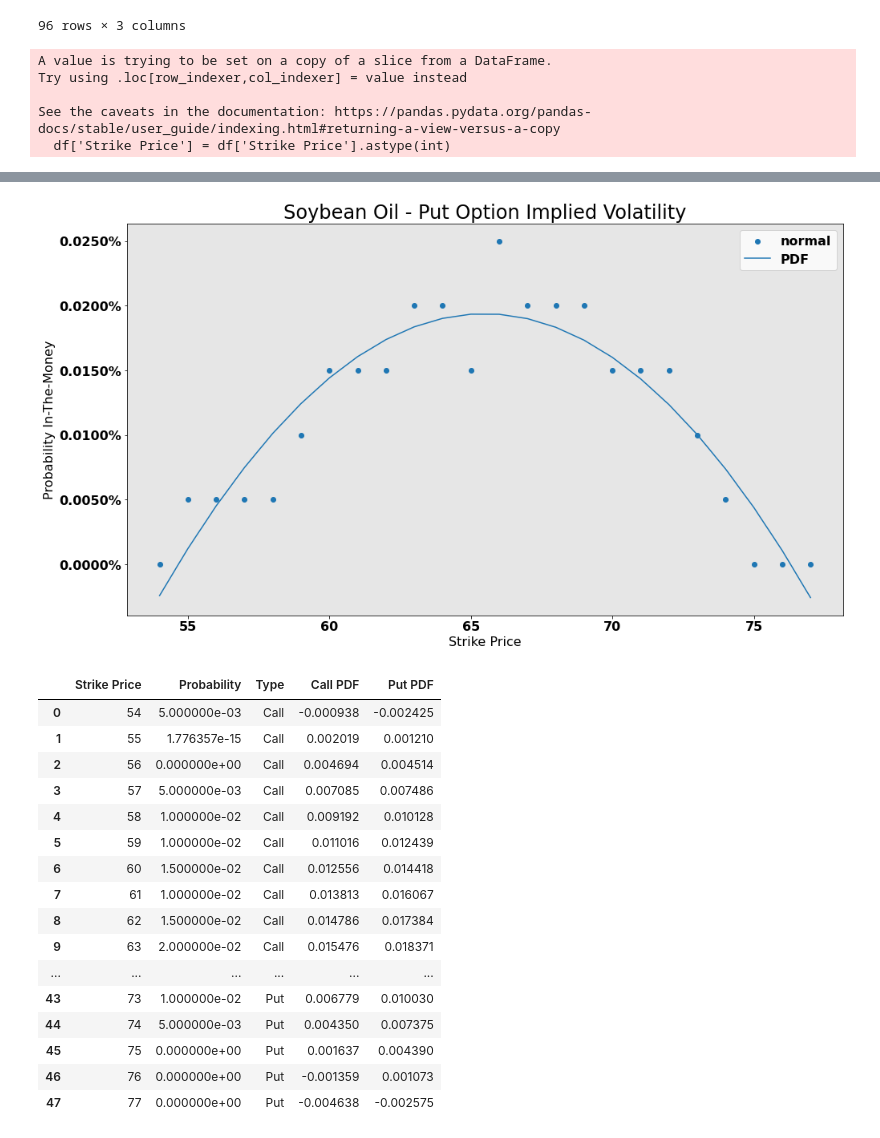
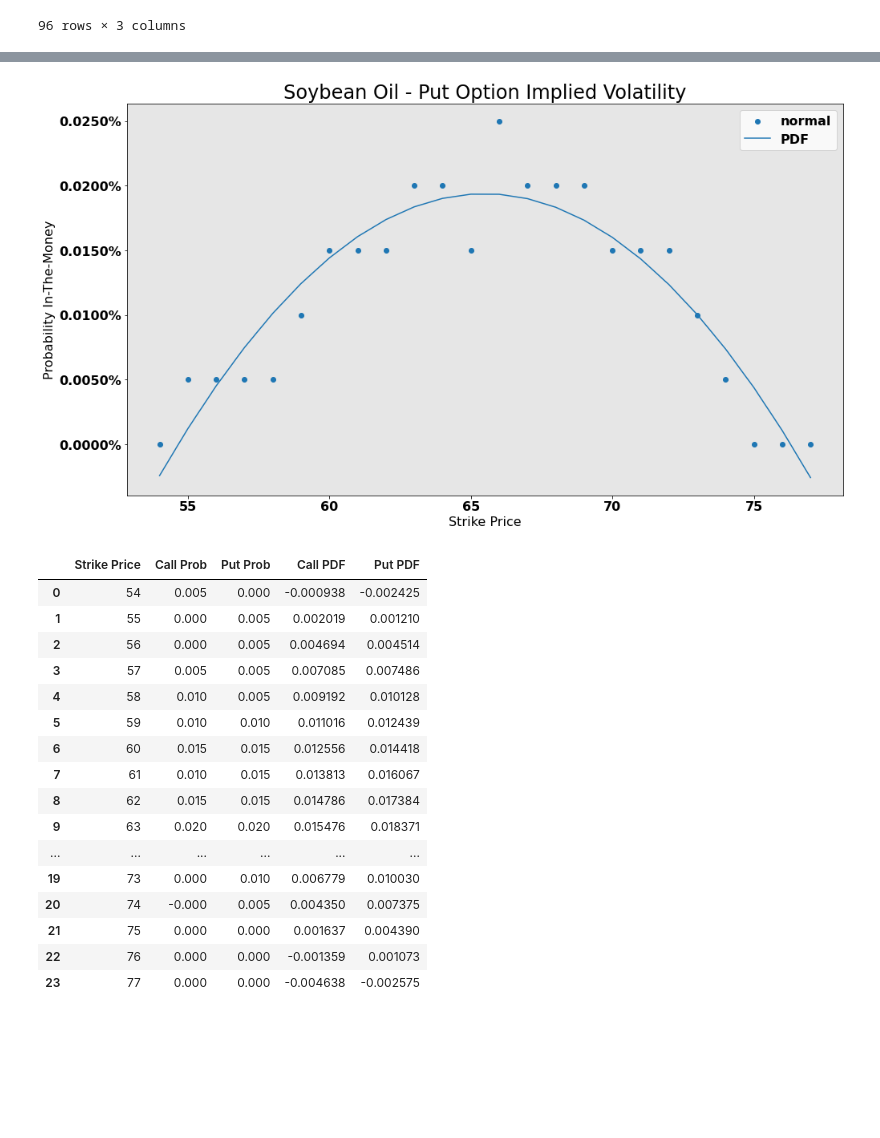
Before and after one commit to mfaldet/Stock-Evaluation, a Jupyter notebook: Option Trading/option_implied_probability.ipynb, the cells around one changed output, grey strips where cells are left out. Cells and saved outputs as stored; diff of their text form; code cells hidden in the pictures; blank space fills up the shorter version.

Commit message:
data prepped for DataPane

```diff
--- a/Option Trading/option_implied_probability.ipynb
+++ b/Option Trading/option_implied_probability.ipynb
@@ -55,11 +55,11 @@ def clean_options(df, reduce=False, size=30):
         df = df[df['Strike Price'].between(l_range, u_range)]
         return(df)
     if reduce:
-        sbo = reduce_scope(clean_sbo)
+        sbo = reduce_scope(df)
 
     return df[['Last Trade','Strike Price','Type','Last','Volume','Open Int','Premium']]
 
-sbo = clean_options(raw_sbo, True)
+sbo = clean_options(raw_sbo)
 sbo
 # %% [output]
 |  | Last Trade | Strike Price | Type | Last | Volume | Open Int | Premium |
@@ -77,7 +77,7 @@ sbo
 100 rows × 7 columns
 # %%
 # Calculate probabilities from strike and price, then visualize p
-def get_probs(df, strikes_name, prices_name, commodity):
+def get_probs(df, strikes_name, prices_name):
 
     def visualize_pdf(strikes, probs):
         import matplotlib.pyplot as plt
@@ -173,66 +173,68 @@ def get_pdf(df, remove_outliers=True, derivatives=0):
         ax.set_facecolor('#E6E6E6')
         plt.legend()
         plt.show()
-
+    # Remove Outliers
     if remove_outliers:
-            # Remove Outliers
+            import warnings
+            warnings.filterwarnings("ignore")
             df = df[df['Strike Price'] == df['Strike Price'].astype(int)]
-            df['Strike Price'] = df['Strike Price'].astype(int)
+            df.iloc[:,0] = df.iloc[:,0].apply(pd.to_numeric)
 
     # Calcuate for Call and/or Put
     for t in df.Type.unique():
         dfo = df[df.Type == t]
 
         # Calculate Cubic Spline
         x = dfo['Strike Price']
         y = dfo['Probability']
-
         from sklearn.preprocessing import PolynomialFeatures
         polynomial_features= PolynomialFeatures(degree=2)
         import numpy as np
         xp = polynomial_features.fit_transform(np.array(x).reshape(-1,1))
         import statsmodels.api as sm
         model = sm.OLS(y, xp).fit()
         pdf = model.predict(xp)
 
         # Plot
         visualize_pdf(x, y, pdf)
 
+        # Save
         if t=='Call':
-            c_pdf = pdf
+            c_pdf = pd.Series(pdf)
+            c_y = pd.Series(y)
+            c_pdf.reset_index(drop=True, inplace=True)
+            c_y.reset_index(drop=True, inplace=True)
         elif t=='Put':
-            p_pdf = pdf
-    dfi = pd.DataFrame({'Strike Price':x, 'Call PDF':c_pdf, 'Put PDF':p_pdf})
-    df = df.merge(dfi, 'left')
-    return(df)
+            p_pdf = pd.Series(pdf)
+            p_y = pd.Series(y)
+            p_pdf.reset_index(drop=True, inplace=True)
+            p_y.reset_index(drop=True, inplace=True)
+    x = pd.Series(x)
+    x.reset_index(inplace=True,drop=True)
+    return(pd.DataFrame({'Strike Price':x.values.astype(int), 'Call Prob':c_y.values.round(decimals = 4), 'Put Prob':p_y.values, 'Call PDF':c_pdf.values, 'Put PDF':p_pdf.values}))
 
 sbo_pdf = get_pdf(sbo_probs, True)
 sbo_pdf
 # %% [output]
-A value is trying to be set on a copy of a slice from a DataFrame.
-Try using .loc[row_indexer,col_indexer] = value instead
-
-See the caveats in the documentation: https://pandas.pydata.org/pandas-docs/stable/user_guide/indexing.html#returning-a-view-versus-a-copy
-  df['Strike Price'] = df['Strike Price'].astype(int)
 [figure]
 [figure]
-|  | Strike Price | Probability | Type | Call PDF | Put PDF |
-| 0 | 54 | 5.000000e-03 | Call | -0.000938 | -0.002425 |
-| 1 | 55 | 1.776357e-15 | Call | 0.002019 | 0.001210 |
-| 2 | 56 | 0.000000e+00 | Call | 0.004694 | 0.004514 |
-| 3 | 57 | 5.000000e-03 | Call | 0.007085 | 0.007486 |
-| 4 | 58 | 1.000000e-02 | Call | 0.009192 | 0.010128 |
-| 5 | 59 | 1.000000e-02 | Call | 0.011016 | 0.012439 |
-| 6 | 60 | 1.500000e-02 | Call | 0.012556 | 0.014418 |
-| 7 | 61 | 1.000000e-02 | Call | 0.013813 | 0.016067 |
-| 8 | 62 | 1.500000e-02 | Call | 0.014786 | 0.017384 |
-| 9 | 63 | 2.000000e-02 | Call | 0.015476 | 0.018371 |
+|  | Strike Price | Call Prob | Put Prob | Call PDF | Put PDF |
+| 0 | 54 | 0.005 | 0.000 | -0.000938 | -0.002425 |
+| 1 | 55 | 0.000 | 0.005 | 0.002019 | 0.001210 |
+| 2 | 56 | 0.000 | 0.005 | 0.004694 | 0.004514 |
+| 3 | 57 | 0.005 | 0.005 | 0.007085 | 0.007486 |
+| 4 | 58 | 0.010 | 0.005 | 0.009192 | 0.010128 |
+| 5 | 59 | 0.010 | 0.010 | 0.011016 | 0.012439 |
+| 6 | 60 | 0.015 | 0.015 | 0.012556 | 0.014418 |
+| 7 | 61 | 0.010 | 0.015 | 0.013813 | 0.016067 |
+| 8 | 62 | 0.015 | 0.015 | 0.014786 | 0.017384 |
+| 9 | 63 | 0.020 | 0.020 | 0.015476 | 0.018371 |
 | ... | ... | ... | ... | ... | ... |
-| 43 | 73 | 1.000000e-02 | Put | 0.006779 | 0.010030 |
-| 44 | 74 | 5.000000e-03 | Put | 0.004350 | 0.007375 |
-| 45 | 75 | 0.000000e+00 | Put | 0.001637 | 0.004390 |
-| 46 | 76 | 0.000000e+00 | Put | -0.001359 | 0.001073 |
-| 47 | 77 | 0.000000e+00 | Put | -0.004638 | -0.002575 |
+| 19 | 73 | 0.000 | 0.010 | 0.006779 | 0.010030 |
+| 20 | 74 | -0.000 | 0.005 | 0.004350 | 0.007375 |
+| 21 | 75 | 0.000 | 0.000 | 0.001637 | 0.004390 |
+| 22 | 76 | 0.000 | 0.000 | -0.001359 | 0.001073 |
+| 23 | 77 | 0.000 | 0.000 | -0.004638 | -0.002575 |
 # %%
 import datapane as dp
 !datapane login --token=856743ad2e8cd913c6816ea39a222057b9da5d6e
```
Also changed, not shown: parts of 4 cells of this notebook, 1 other file.
